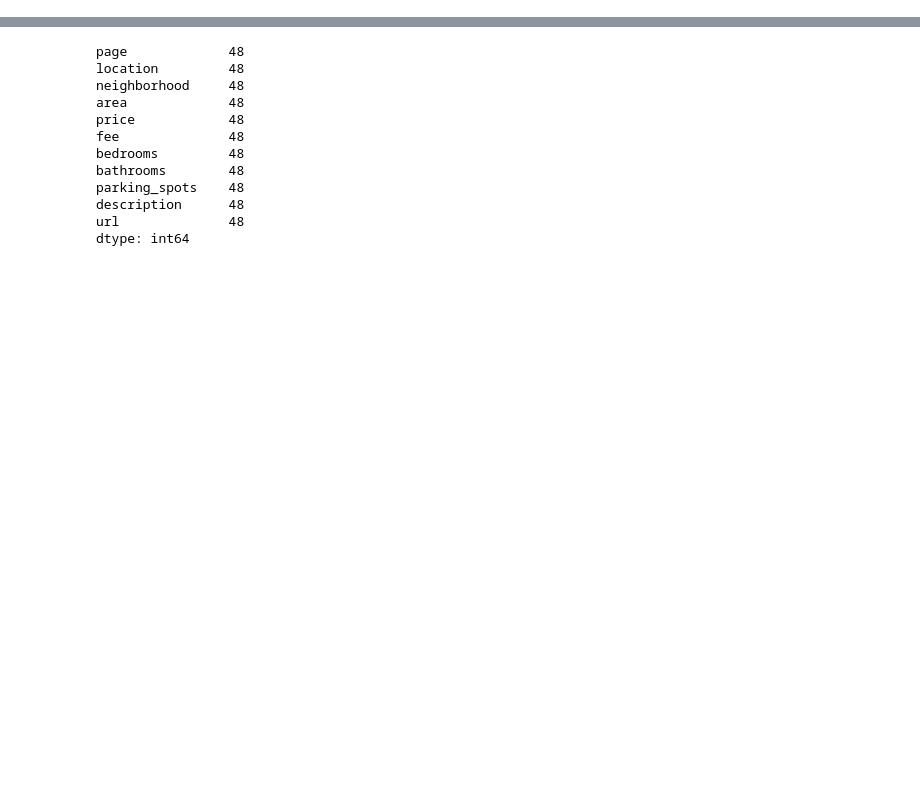
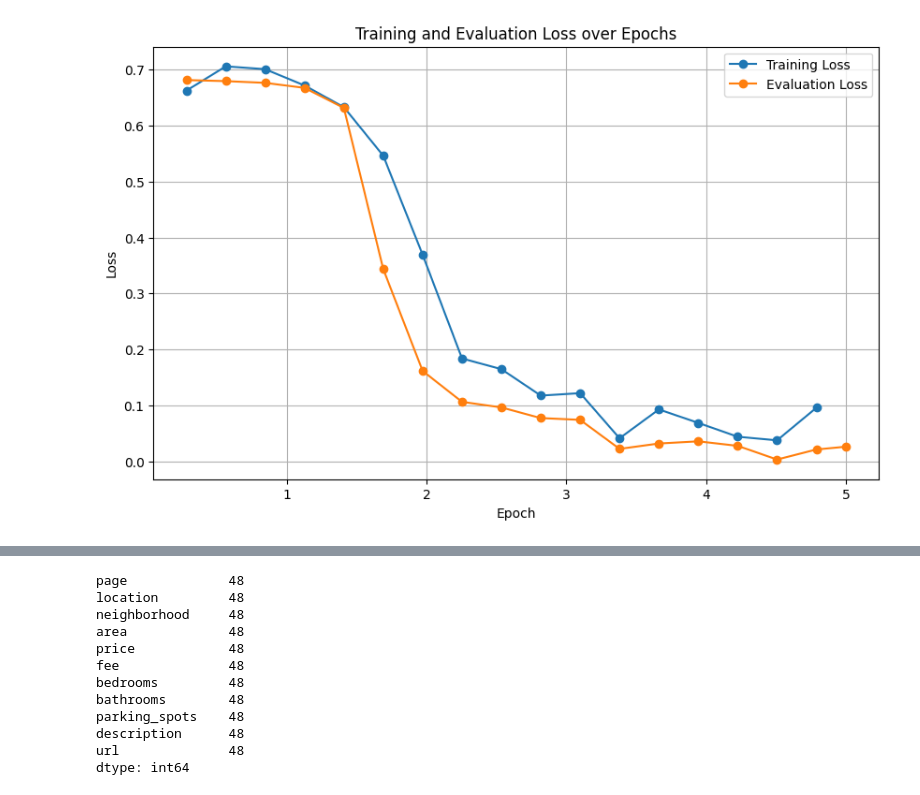
Before and after one commit to juancarlos285/chatbot, a Jupyter notebook: analysis.ipynb, the cells around one changed output, grey strips where cells are left out. Cells and saved outputs as stored; diff of their text form; code cells hidden in the pictures; blank space fills up the shorter version.

Commit message:
fine-tuned model 5 and 6

```diff
--- a/analysis.ipynb
+++ b/analysis.ipynb
@@ -51,12 +26,0 @@ carcelen.iloc[6]
-# %%
-import json
-import re
-import nltk
-from nltk.corpus import stopwords
-nltk.download('stopwords')
-stop_words = set(nltk.corpus.stopwords.words('spanish'))
-
-with open('data/property_listings.json', 'r') as file:
-    properties = json.load(file)
-
-properties[0]
@@ -157,0 +67,74 @@ Venga a vivir en una casa de 3 habitaciones en una urbanización privada de San
+# %%
+import os
+import json
+import matplotlib.pyplot as plt
+
+# Define the directory where the model and training logs are saved
+output_dir = './results/model-6'
+
+# Load the training history from the 'trainer_state.json' file
+trainer_state_file = os.path.join(output_dir, 'log_history.json')
+with open(trainer_state_file, 'r') as f:
+    log_history = json.load(f)
+
+# Initialize lists to store extracted data
+epochs = []
+train_loss = []
+eval_loss = []
+learning_rate = []
+grad_norms = []
+
+# Loop over the log history to extract training metrics
+for entry in log_history:
+    if 'loss' in entry:
+        train_loss.append(entry['loss'])
+    if 'eval_loss' in entry and 'epoch' in entry:
+        epochs.append(entry['epoch'])
+        eval_loss.append(entry['eval_loss'])
+    if 'learning_rate' in entry:
+        learning_rate.append(entry['learning_rate'])
+    if 'grad_norm' in entry:
+        grad_norms.append(entry['grad_norm'])
+print('EPOCHS: ', epochs)
+
+# Convert lists to numpy arrays for consistency in plotting
+# epochs = np.array(epochs)
+# train_loss = np.array(train_loss)
+# eval_loss = np.array(eval_loss)
+# learning_rate = np.array(learning_rate)
+# grad_norms = np.array(grad_norms)
+
+# Plot Training and Evaluation Loss over Epochs
+plt.figure(figsize=(10, 6))
+plt.plot(epochs[:len(train_loss)], train_loss, label='Training Loss', marker='o')
+plt.plot(epochs[:len(eval_loss)], eval_loss, label='Evaluation Loss', marker='o')
+plt.xlabel('Epoch')
+plt.ylabel('Loss')
+plt.title('Training and Evaluation Loss over Epochs')
+plt.legend()
+plt.grid(True)
+plt.show()
+
+# Plot Gradient Norms over Epochs
+if len(grad_norms) > 0:
+    plt.figure(figsize=(10, 6))
+    plt.plot(epochs[:len(grad_norms)], grad_norms, label='Gradient Norms', marker='o', color='orange')
+    plt.xlabel('Epoch')
+    plt.ylabel('Gradient Norm')
+    plt.title('Gradient Norms over Epochs')
+    plt.yscale('log')
+    plt.legend()
+    plt.grid(True)
+    plt.show()
+
+# Plot Learning Rate over Epochs
+if len(learning_rate) > 0:
+    plt.figure(figsize=(10, 6))
+    plt.plot(epochs[:len(learning_rate)], learning_rate, label='Learning Rate', marker='o', color='green')
+    plt.xlabel('Epoch')
+    plt.ylabel('Learning Rate')
+    plt.title('Learning Rate Schedule over Epochs')
+    plt.legend()
+    plt.grid(True)
+    plt.show()
+# %% [output]
@@ -157,0 +142 @@ Venga a vivir en una casa de 3 habitaciones en una urbanización privada de San
+[figure, added]
```
Also changed, not shown: parts of 16 cells of this notebook, 4 other files.
